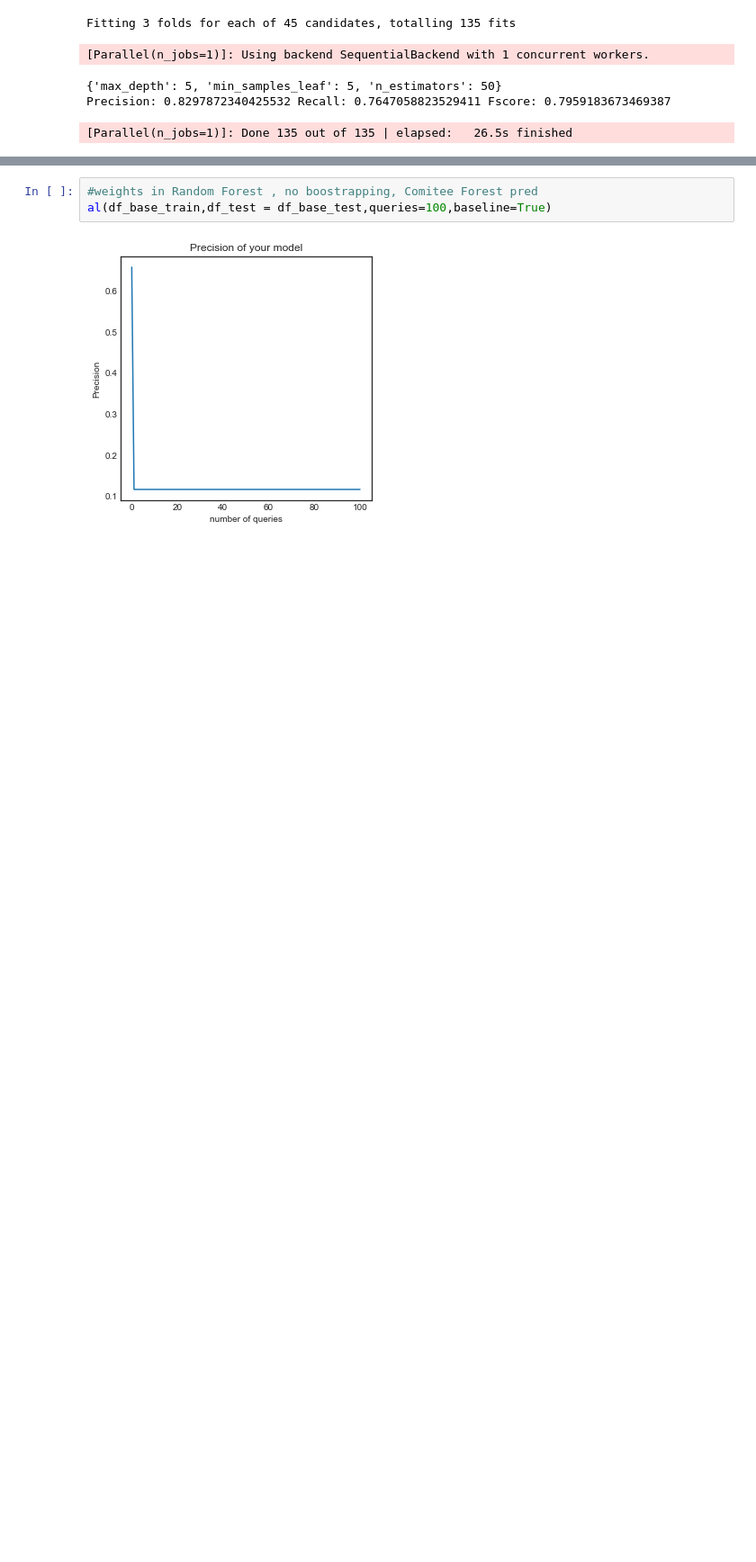
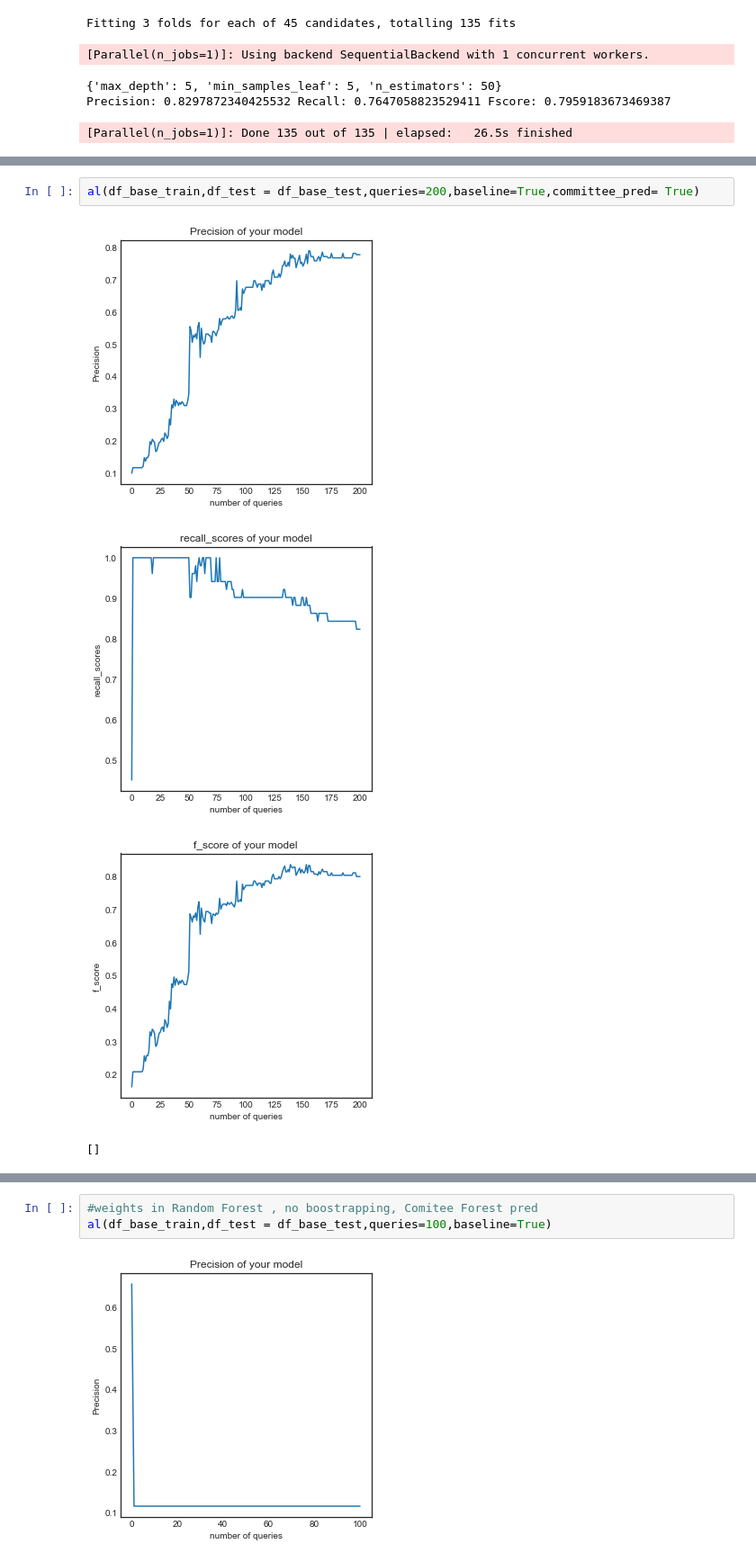
Before and after one commit to Amsterdam-Internships/Double-Listing, a Jupyter notebook: Code/active_learning.ipynb, the cells around one changed output, grey strips where cells are left out. Shown: that part at 90% size. Saved outputs shown, nothing was run; the diff lists cells and outputs as text; blank space fills up the shorter version.

```diff
--- a/Code/active_learning.ipynb
+++ b/Code/active_learning.ipynb
@@ -451,3 +474,10 @@ def al(df,df_test = False,queries = 20,baseline=False):
         display.display(plt.gcf())
         plt.close('all')
     return new_labels
+# %%
+al(df_base_train,df_test = df_base_test,queries=200,baseline=True,committee_pred= True)
+# %% [output]
+[figure, added]
+[figure, added]
+[figure, added]
+[]
```
Also changed, not shown: parts of 12 cells of this notebook.
